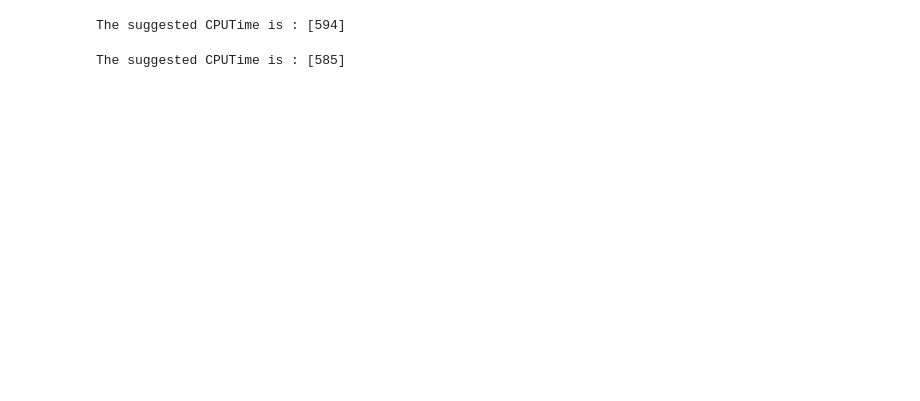
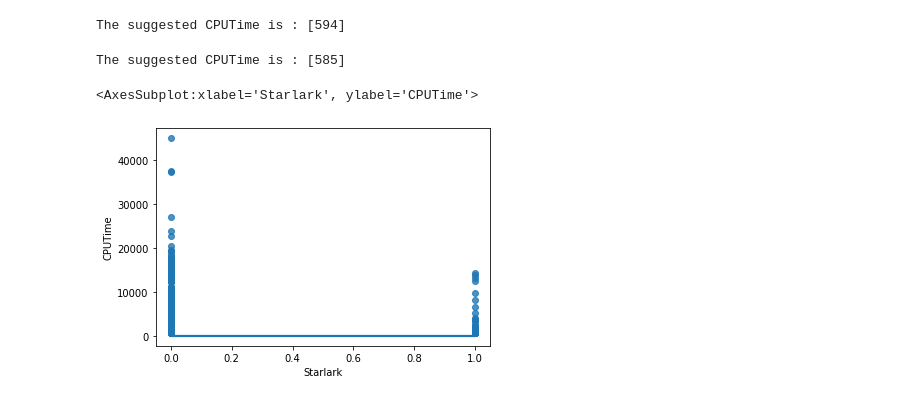
Before and after one commit to Jitendra3018/ml-project-6, a Jupyter notebook: ML_g6.ipynb, the cells around one changed output. Cells and saved outputs as stored; diff of their text form; code cells hidden in the pictures; blank space fills up the shorter version.

```diff
--- a/ML_g6.ipynb
+++ b/ML_g6.ipynb
@@ -210,3 +225,10 @@ prediction = model.predict((np.array([[0,1,0,0,0,0,0,1,0,0]])))
 print("The suggested CPUTime is :", prediction)
 # %% [output]
 The suggested CPUTime is : [585]
+# %%
+import seaborn as sns
+t = final['Starlark']
+sns.regplot(x=t, y=y, data=final, logistic=True, ci=None)
+# %% [output]
+<AxesSubplot:xlabel='Starlark', ylabel='CPUTime'>
+[figure, added]
```
Also changed, not shown: parts of 13 cells of this notebook, 4 other files.
